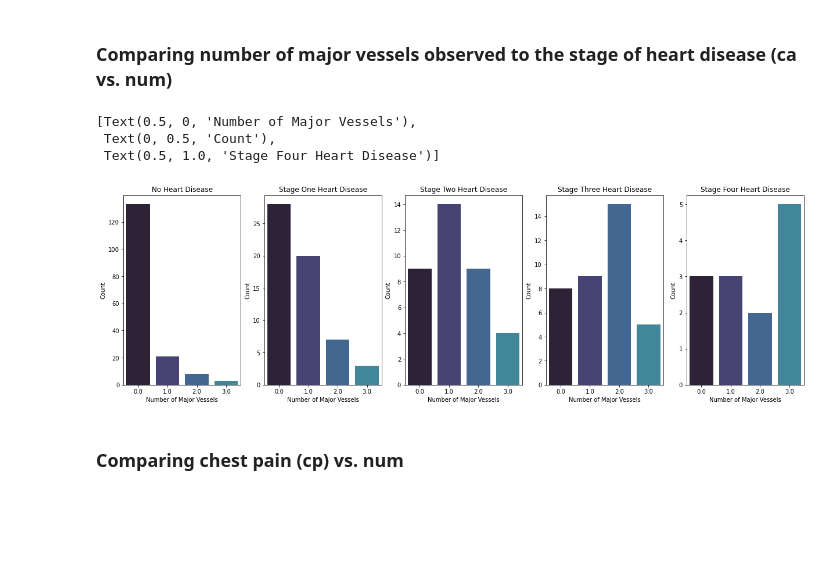
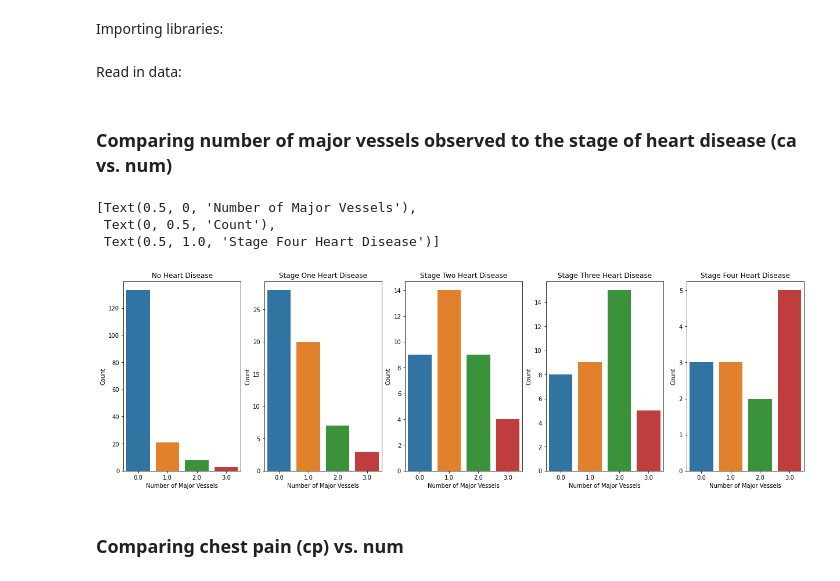
Before and after one commit to efgronski/heart-disease, a Jupyter notebook: data_visualization.ipynb, the cells around one changed output. Saved outputs shown, nothing was run; the diff lists cells and outputs as text; code cells hidden in the pictures; blank space fills up the shorter version.

Commit message:
changed stuff in data visualization

```diff
--- a/data_visualization.ipynb
+++ b/data_visualization.ipynb
@@ -1,8 +5,12 @@
+# %% [markdown]
+Importing libraries:
 # %%
 import pandas as pd
 import numpy as np
 import matplotlib.pyplot as plt
 import seaborn as sns
+# %% [markdown]
+Read in data:
 # %%
 heart = pd.read_csv('heart_disease_uci.csv')
 # %% [markdown]
@@ -10,32 +18,31 @@ heart = pd.read_csv('heart_disease_uci.csv')
 # %%
 no_disease = heart[heart['num'] == 0]
 disease_one = heart[heart['num'] == 1]
 disease_two = heart[heart['num'] == 2]
 disease_three = heart[heart['num'] == 3]
 disease_four = heart[heart['num'] == 4]
 
 fig, ax = plt.subplots(1, 5, figsize=(21, 6))
-sns.set_palette('mako')
 
 ax1 = sns.countplot(data=no_disease, x='ca', ax=ax[0])
 ax1.set(xlabel='Number of Major Vessels', ylabel='Count', title='No Heart Disease')
 
 ax2 = sns.countplot(data=disease_one, x='ca', ax=ax[1])
 ax2.set(xlabel='Number of Major Vessels', ylabel='Count', title='Stage One Heart Disease')
 
 ax3 = sns.countplot(data=disease_two, x='ca', ax=ax[2])
 ax3.set(xlabel='Number of Major Vessels', ylabel='Count', title='Stage Two Heart Disease')
 
 ax4 = sns.countplot(data=disease_three, x='ca', ax=ax[3])
 ax4.set(xlabel='Number of Major Vessels', ylabel='Count', title='Stage Three Heart Disease')
 
 ax5 = sns.countplot(data=disease_four, x='ca', ax=ax[4])
 ax5.set(xlabel='Number of Major Vessels', ylabel='Count', title='Stage Four Heart Disease')
 # %% [output]
 [Text(0.5, 0, 'Number of Major Vessels'),
  Text(0, 0.5, 'Count'),
  Text(0.5, 1.0, 'Stage Four Heart Disease')]
-[figure, old version]
+[figure, new version]
 # %% [markdown]
 ### Comparing chest pain (cp) vs. num
 # %%
```
Also changed, not shown: parts of 9 cells of this notebook, 1 other file.
